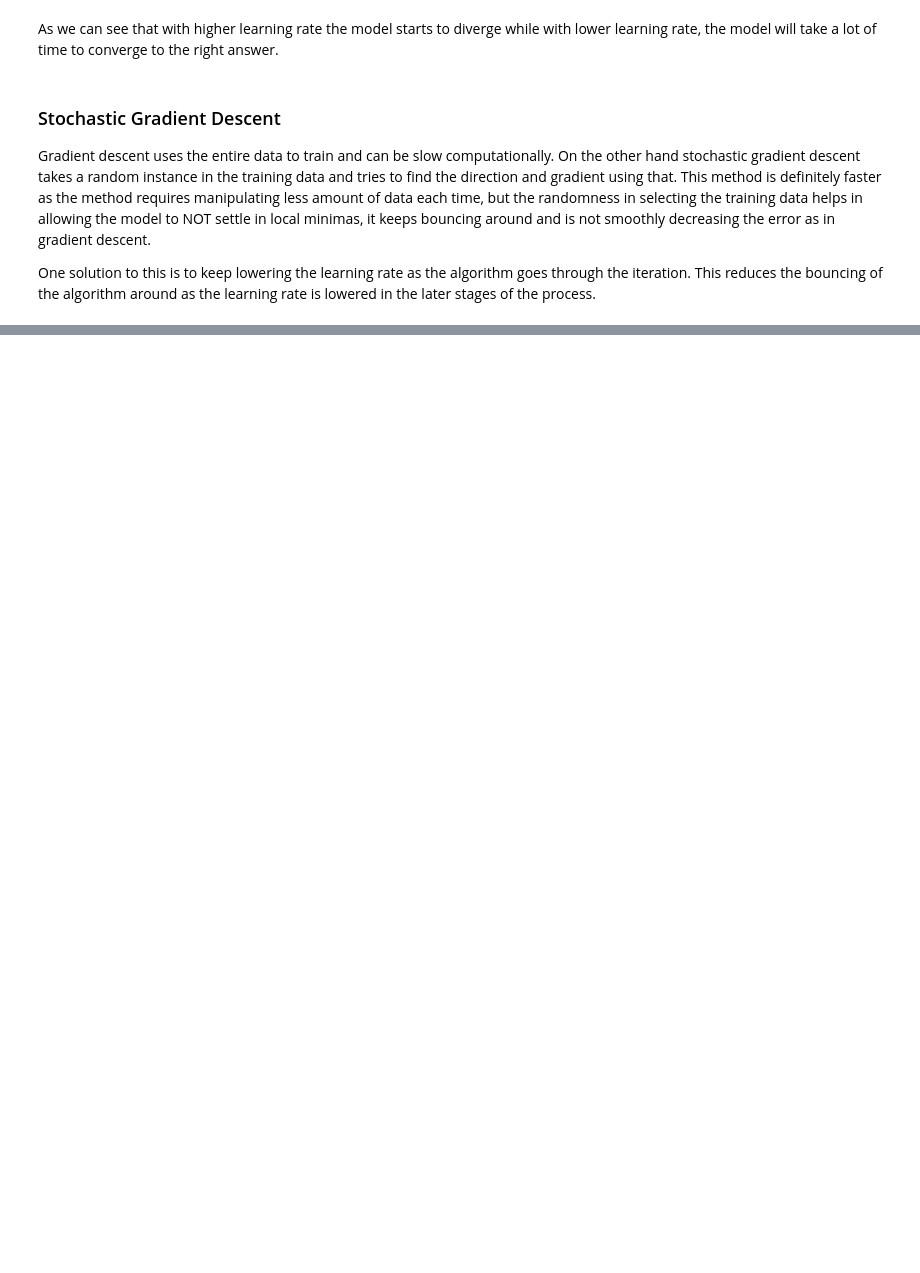
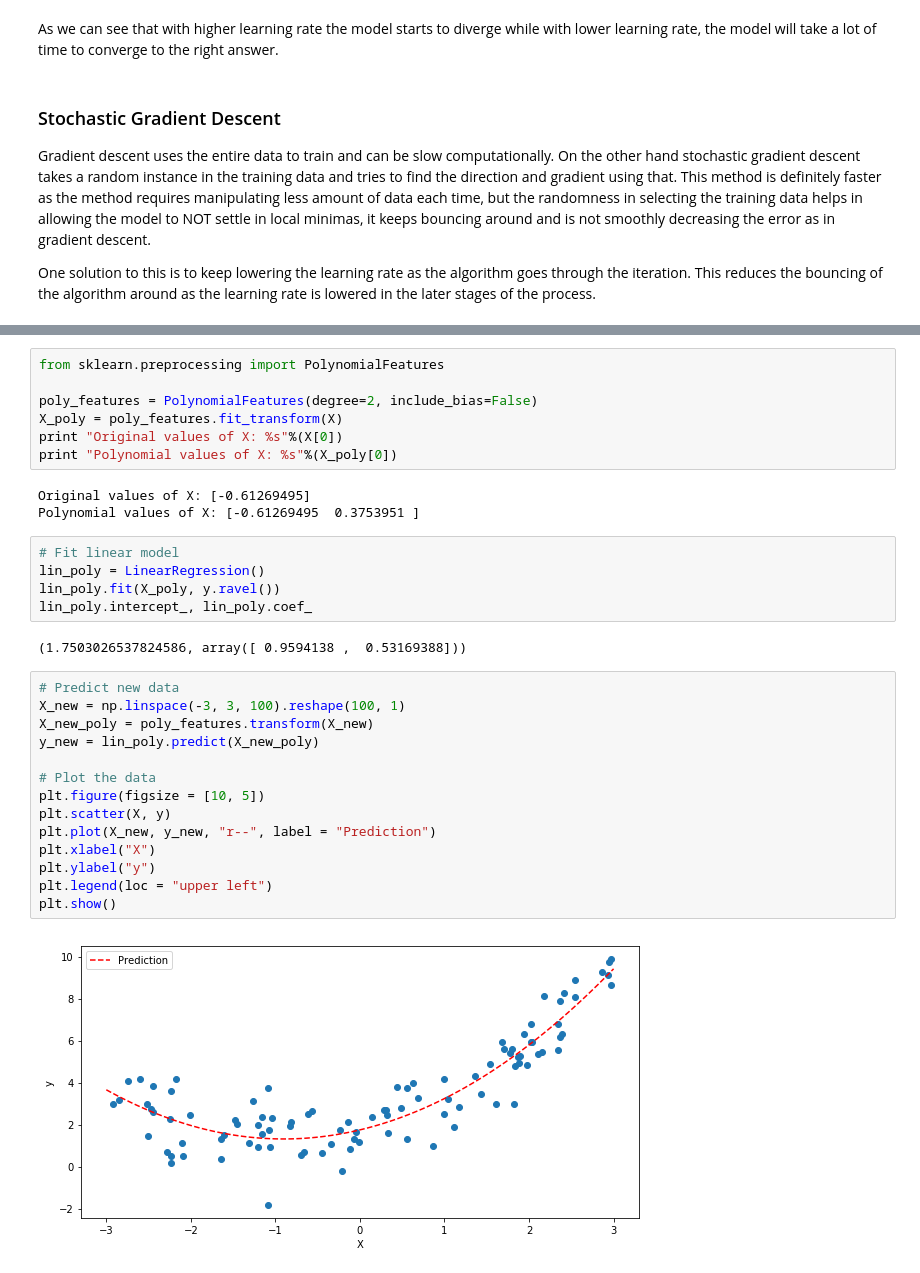
Before and after one commit to soutik/Hands-On-Machine-Learning-with-ScikitLearn-and-TensorFlow, a Jupyter notebook: 4. Training Models.ipynb, the cells around one changed output, grey strips where cells are left out. Cells and saved outputs as stored; diff of their text form; blank space fills up the shorter version.

```diff
--- a/4. Training Models.ipynb
+++ b/4. Training Models.ipynb
@@ -149,0 +211,33 @@ One solution to this is to keep lowering the learning rate as the algorithm goes
+# %%
+from sklearn.preprocessing import PolynomialFeatures
+
+poly_features = PolynomialFeatures(degree=2, include_bias=False)
+X_poly = poly_features.fit_transform(X)
+print "Original values of X: %s"%(X[0])
+print "Polynomial values of X: %s"%(X_poly[0])
+# %% [output]
+Original values of X: [-0.61269495]
+Polynomial values of X: [-0.61269495  0.3753951 ]
+# %%
+# Fit linear model
+lin_poly = LinearRegression()
+lin_poly.fit(X_poly, y.ravel())
+lin_poly.intercept_, lin_poly.coef_
+# %% [output]
+(1.7503026537824586, array([ 0.9594138 ,  0.53169388]))
+# %%
+# Predict new data
+X_new = np.linspace(-3, 3, 100).reshape(100, 1)
+X_new_poly = poly_features.transform(X_new)
+y_new = lin_poly.predict(X_new_poly)
+
+# Plot the data
+plt.figure(figsize = [10, 5])
+plt.scatter(X, y)
+plt.plot(X_new, y_new, "r--", label = "Prediction")
+plt.xlabel("X")
+plt.ylabel("y")
+plt.legend(loc = "upper left")
+plt.show()
+# %% [output]
+[figure, added]
```
Also changed, not shown: parts of 22 cells of this notebook.
